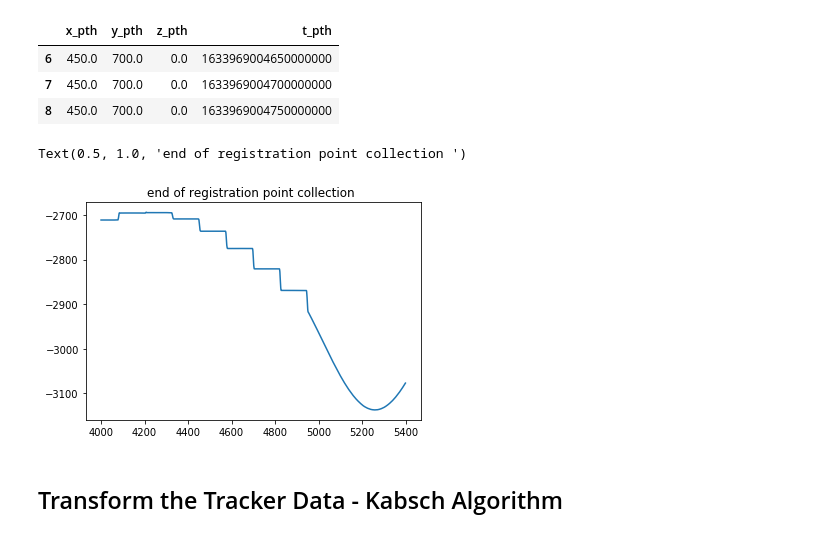
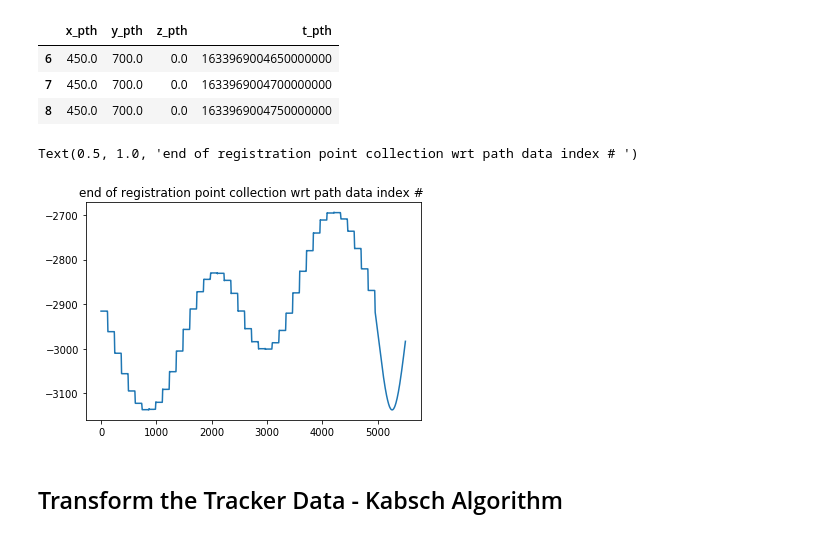
Before and after one commit to steve303/kuka_path_soln, a Jupyter notebook: path_soln.ipynb, the cells around one changed output. Drawn from its saved outputs; the diff is of its cells as text; code cells hidden in the pictures.

```diff
--- a/path_soln.ipynb
+++ b/path_soln.ipynb
@@ -228,11 +228,11 @@ path_i.head(3)
 | 8 | 450.0 | 700.0 | 0.0 | 1633969004750000000 |
 # %%
 %matplotlib inline
-plt.plot(track_i.z_trk[4000:5400])
-plt.title('end of registration point collection ')
+plt.plot(track_i.z_trk[0:5500])
+plt.title('end of registration point collection wrt path data index # ')
 # %% [output]
-Text(0.5, 1.0, 'end of registration point collection ')
+Text(0.5, 1.0, 'end of registration point collection wrt path data index # ')
-[figure, old version]
+[figure, new version]
 # %% [markdown]
 ## Transform the Tracker Data - Kabsch Algorithm
 # %%
```
Also changed, not shown: parts of 10 cells of this notebook.
